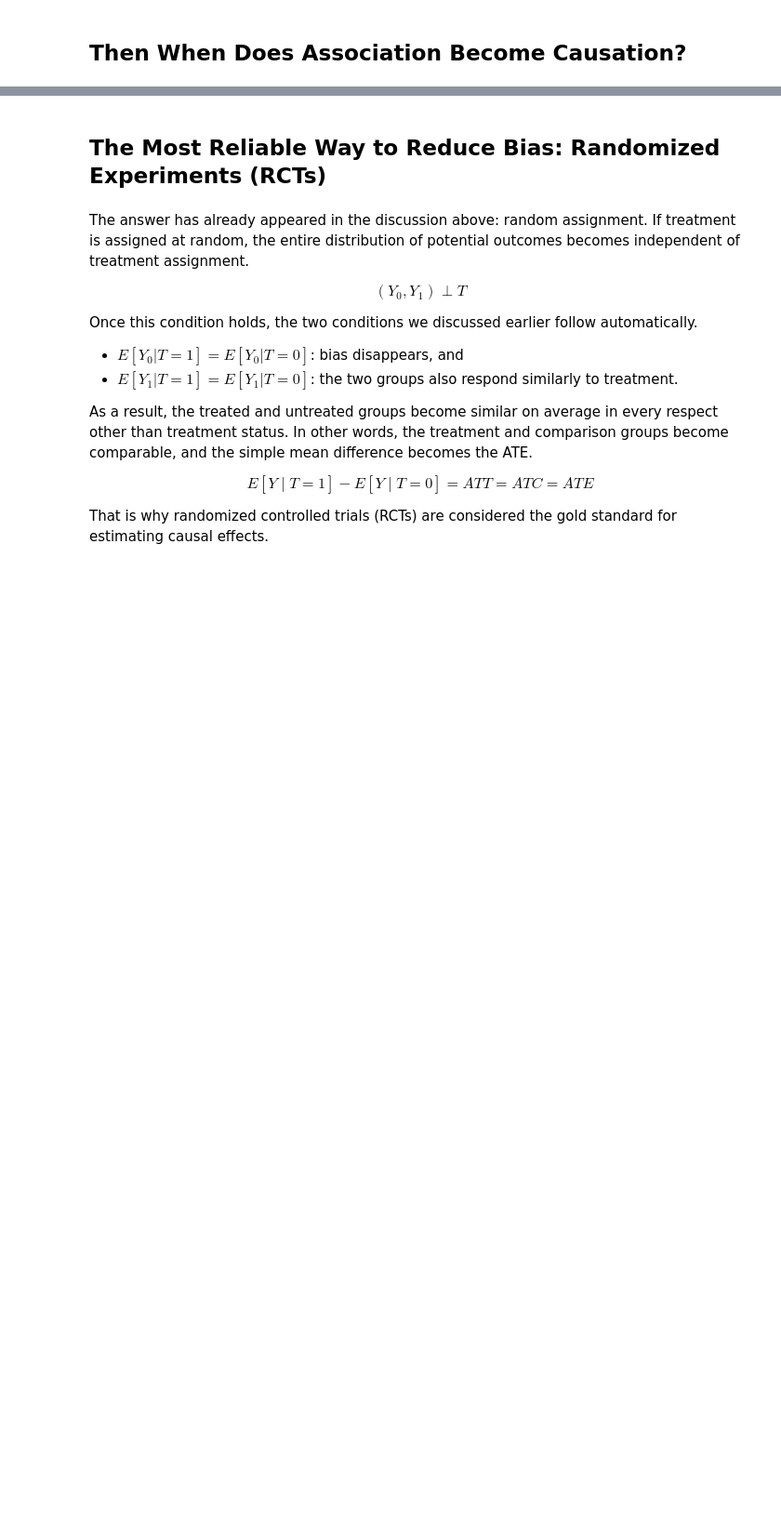
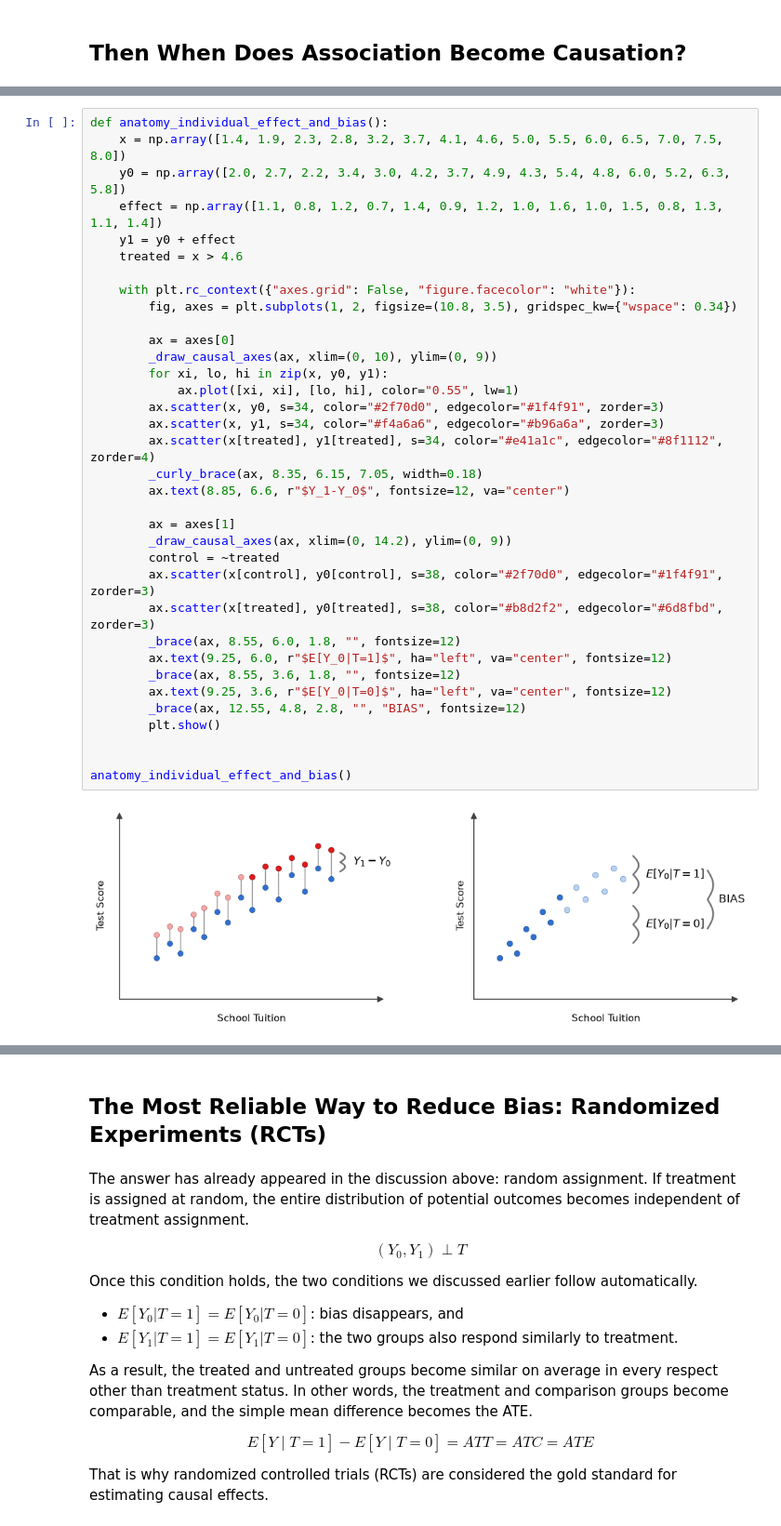
Before and after one commit to CausalInferenceLab/causal-studio, a Jupyter notebook: book/why_causal_inference/why_causal_inference_en.ipynb, the cells around one changed output, grey strips where cells are left out. Shown at 93% size. Drawn from its saved outputs; the diff is of its cells as text; blank space fills up the shorter version.

```diff
--- a/book/why_causal_inference/why_causal_inference_en.ipynb
+++ b/book/why_causal_inference/why_causal_inference_en.ipynb
@@ -241,0 +312,37 @@ Removing bias and making the two groups comparable is the central task of causal
+# %%
+def anatomy_individual_effect_and_bias():
+    x = np.array([1.4, 1.9, 2.3, 2.8, 3.2, 3.7, 4.1, 4.6, 5.0, 5.5, 6.0, 6.5, 7.0, 7.5, 8.0])
+    y0 = np.array([2.0, 2.7, 2.2, 3.4, 3.0, 4.2, 3.7, 4.9, 4.3, 5.4, 4.8, 6.0, 5.2, 6.3, 5.8])
+    effect = np.array([1.1, 0.8, 1.2, 0.7, 1.4, 0.9, 1.2, 1.0, 1.6, 1.0, 1.5, 0.8, 1.3, 1.1, 1.4])
+    y1 = y0 + effect
+    treated = x > 4.6
+
+    with plt.rc_context({"axes.grid": False, "figure.facecolor": "white"}):
+        fig, axes = plt.subplots(1, 2, figsize=(10.8, 3.5), gridspec_kw={"wspace": 0.34})
+
+        ax = axes[0]
+        _draw_causal_axes(ax, xlim=(0, 10), ylim=(0, 9))
+        for xi, lo, hi in zip(x, y0, y1):
+            ax.plot([xi, xi], [lo, hi], color="0.55", lw=1)
+        ax.scatter(x, y0, s=34, color="#2f70d0", edgecolor="#1f4f91", zorder=3)
+        ax.scatter(x, y1, s=34, color="#f4a6a6", edgecolor="#b96a6a", zorder=3)
+        ax.scatter(x[treated], y1[treated], s=34, color="#e41a1c", edgecolor="#8f1112", zorder=4)
+        _curly_brace(ax, 8.35, 6.15, 7.05, width=0.18)
+        ax.text(8.85, 6.6, r"$Y_1-Y_0$", fontsize=12, va="center")
+
+        ax = axes[1]
+        _draw_causal_axes(ax, xlim=(0, 14.2), ylim=(0, 9))
+        control = ~treated
+        ax.scatter(x[control], y0[control], s=38, color="#2f70d0", edgecolor="#1f4f91", zorder=3)
+        ax.scatter(x[treated], y0[treated], s=38, color="#b8d2f2", edgecolor="#6d8fbd", zorder=3)
+        _brace(ax, 8.55, 6.0, 1.8, "", fontsize=12)
+        ax.text(9.25, 6.0, r"$E[Y_0|T=1]$", ha="left", va="center", fontsize=12)
+        _brace(ax, 8.55, 3.6, 1.8, "", fontsize=12)
+        ax.text(9.25, 3.6, r"$E[Y_0|T=0]$", ha="left", va="center", fontsize=12)
+        _brace(ax, 12.55, 4.8, 2.8, "", "BIAS", fontsize=12)
+        plt.show()
+
+
+anatomy_individual_effect_and_bias()
+# %% [output]
+[figure, added]
```
Also changed, not shown: parts of 18 cells of this notebook, 5 other files.
